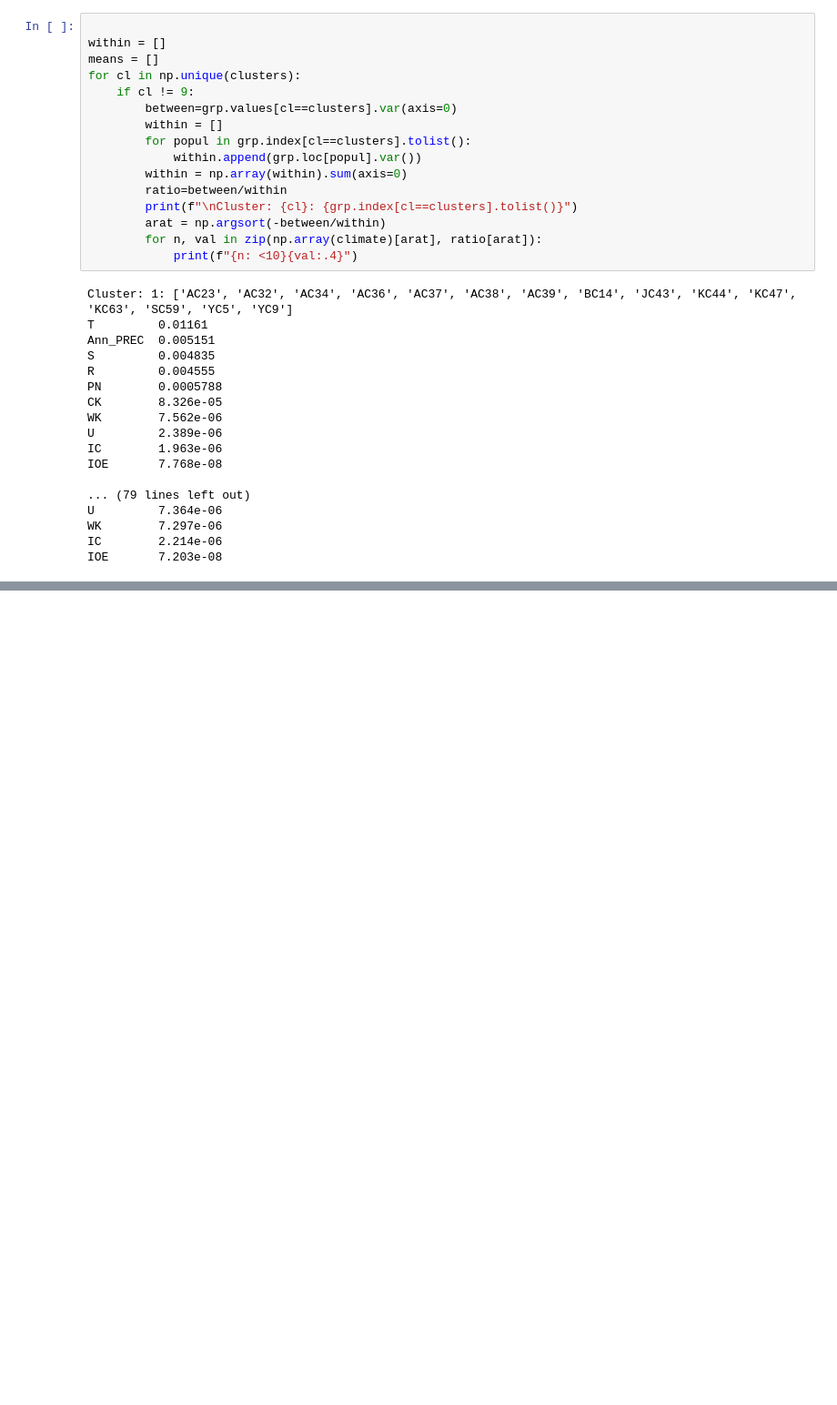
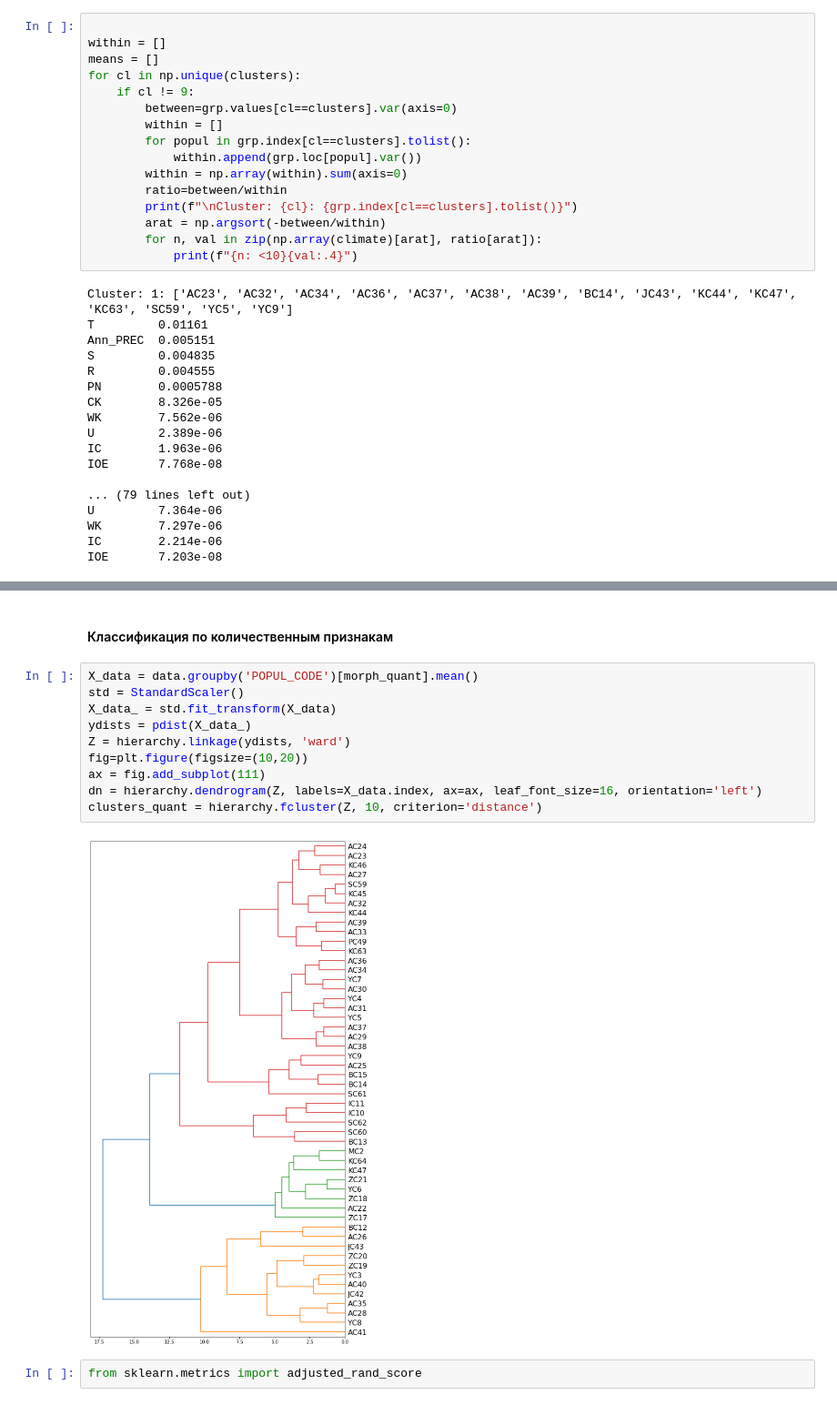
Before and after one commit to scidam/pyworks, a Jupyter notebook: biodf01_APR_2018/morho/main.ipynb, the cells around one changed output, grey strips where cells are left out. Shown at 91% size. Cells and saved outputs as stored; diff of their text form; blank space fills up the shorter version.

```diff
--- a/biodf01_APR_2018/morho/main.ipynb
+++ b/biodf01_APR_2018/morho/main.ipynb
@@ -699,0 +740,16 @@ grp.describe()
+# %% [markdown]
+#### Классификация по количественным признакам
+# %%
+X_data = data.groupby('POPUL_CODE')[morph_quant].mean()
+std = StandardScaler()
+X_data_ = std.fit_transform(X_data)
+ydists = pdist(X_data_)
+Z = hierarchy.linkage(ydists, 'ward')
+fig=plt.figure(figsize=(10,20))
+ax = fig.add_subplot(111)
+dn = hierarchy.dendrogram(Z, labels=X_data.index, ax=ax, leaf_font_size=16, orientation='left')
+clusters_quant = hierarchy.fcluster(Z, 10, criterion='distance')
+# %% [output]
+[figure, added]
+# %%
+from sklearn.metrics import adjusted_rand_score
```
Also changed, not shown: parts of 43 cells of this notebook, 2 other files.
